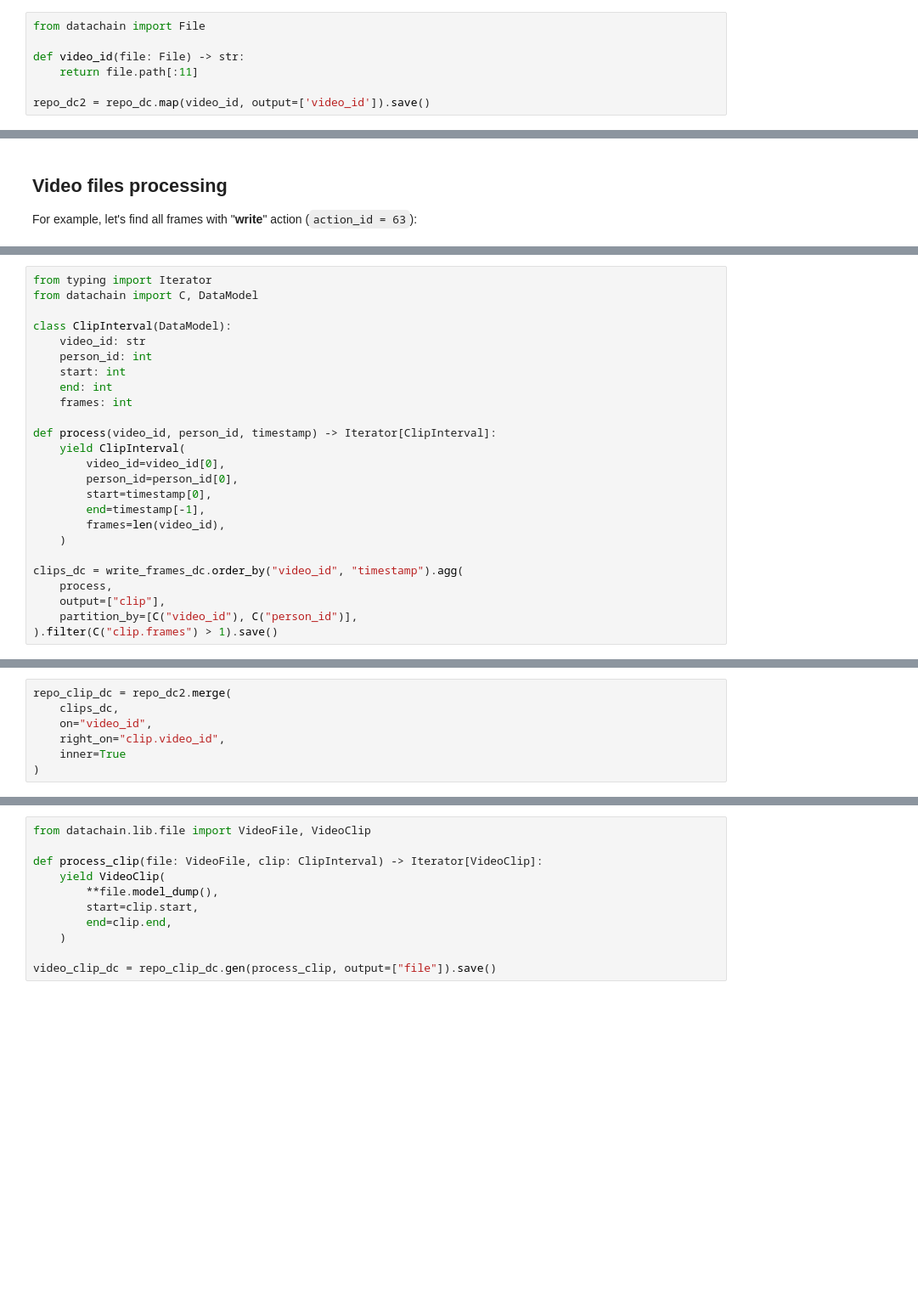
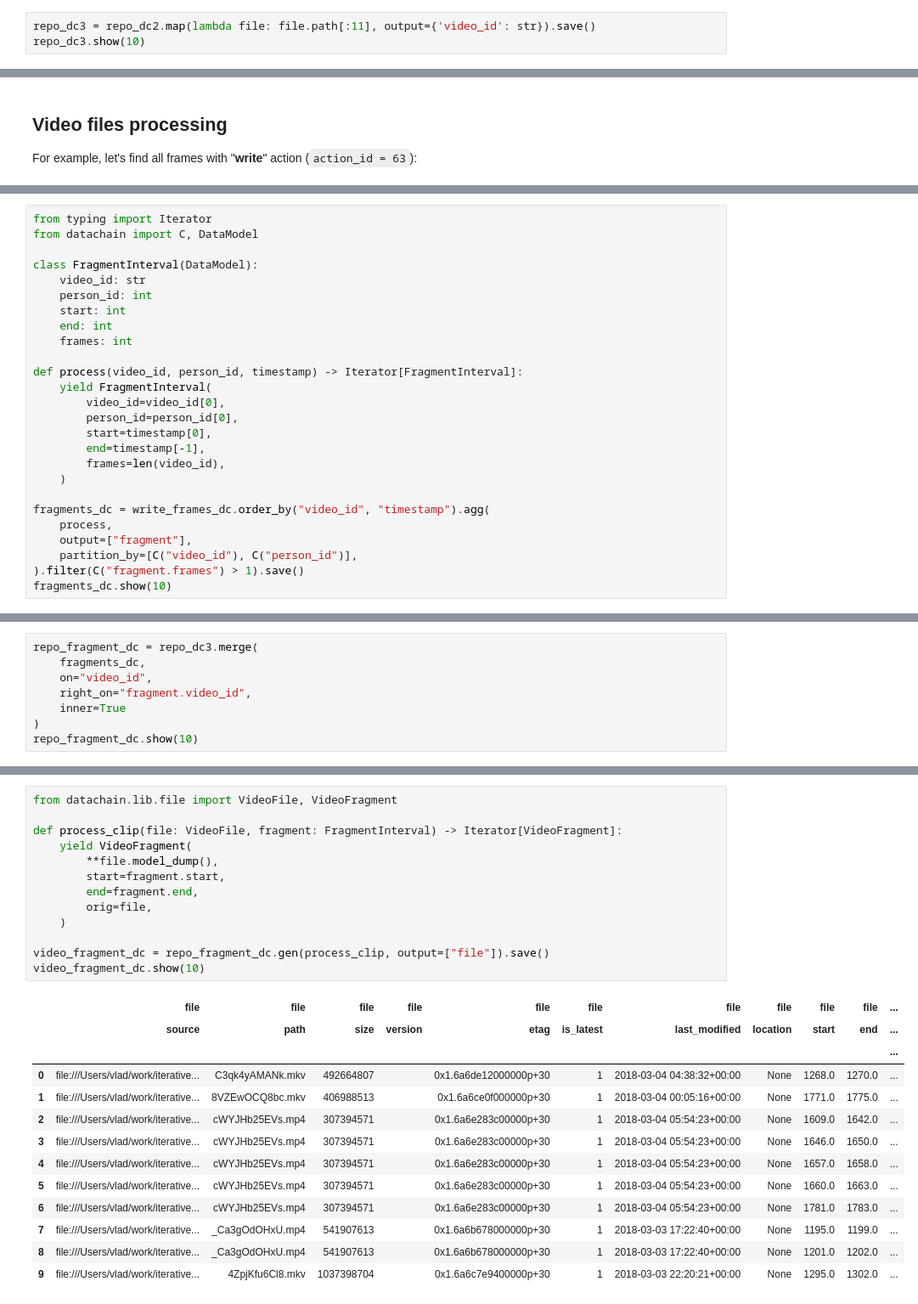
Before and after one commit to datachain-ai/datachain-examples, a Jupyter notebook: video/video.ipynb, the cells around one changed output, grey strips where cells are left out. Shown at 85% size. Cells and saved outputs as stored; diff of their text form; blank space fills up the shorter version.

```diff
--- a/video/video.ipynb
+++ b/video/video.ipynb
@@ -89,9 +113,5 @@ DataChain created a record for each file in the repository, generating a `file`
 
 We will need YouTube video ID to process files. Let's create mapper to add `video_id` signal:
 # %%
-from datachain import File
-
-def video_id(file: File) -> str:
-    return file.path[:11]
-
-repo_dc2 = repo_dc.map(video_id, output=['video_id']).save()
+repo_dc3 = repo_dc2.map(lambda file: file.path[:11], output={'video_id': str}).save()
+repo_dc3.show(10)
@@ -277,15 +389,15 @@ Build clips from these frames:
 from typing import Iterator
 from datachain import C, DataModel
 
-class ClipInterval(DataModel):
+class FragmentInterval(DataModel):
     video_id: str
     person_id: int
     start: int
     end: int
     frames: int
 
-def process(video_id, person_id, timestamp) -> Iterator[ClipInterval]:
-    yield ClipInterval(
+def process(video_id, person_id, timestamp) -> Iterator[FragmentInterval]:
+    yield FragmentInterval(
         video_id=video_id[0],
         person_id=person_id[0],
         start=timestamp[0],
@@ -293,8 +405,9 @@ def process(video_id, person_id, timestamp) -> Iterator[ClipInterval]:
         frames=len(video_id),
     )
 
-clips_dc = write_frames_dc.order_by("video_id", "timestamp").agg(
+fragments_dc = write_frames_dc.order_by("video_id", "timestamp").agg(
     process,
-    output=["clip"],
+    output=["fragment"],
     partition_by=[C("video_id"), C("person_id")],
-).filter(C("clip.frames") > 1).save()
+).filter(C("fragment.frames") > 1).save()
+fragments_dc.show(10)
@@ -321,7 +430,8 @@ And create video clips from these frames using `VideoClip` model:
 # %%
-repo_clip_dc = repo_dc2.merge(
-    clips_dc,
+repo_fragment_dc = repo_dc3.merge(
+    fragments_dc,
     on="video_id",
-    right_on="clip.video_id",
+    right_on="fragment.video_id",
     inner=True
 )
+repo_fragment_dc.show(10)
@@ -346,11 +452,27 @@ repo_clip_dc.show(10)
 # %%
-from datachain.lib.file import VideoFile, VideoClip
+from datachain.lib.file import VideoFile, VideoFragment
 
-def process_clip(file: VideoFile, clip: ClipInterval) -> Iterator[VideoClip]:
-    yield VideoClip(
+def process_clip(file: VideoFile, fragment: FragmentInterval) -> Iterator[VideoFragment]:
+    yield VideoFragment(
         **file.model_dump(),
-        start=clip.start,
-        end=clip.end,
+        start=fragment.start,
+        end=fragment.end,
+        orig=file,
     )
 
-video_clip_dc = repo_clip_dc.gen(process_clip, output=["file"]).save()
+video_fragment_dc = repo_fragment_dc.gen(process_clip, output=["file"]).save()
+video_fragment_dc.show(10)
+# %% [output]
+|  | file | file | file | file | file | file | file | file | file | file | ... |
+|  | source | path | size | version | etag | is_latest | last_modified | location | start | end | ... |
+|  |  |  |  |  |  |  |  |  |  |  | ... |
+| 0 | file:///Users/vlad/work/iterative... | C3qk4yAMANk.mkv | 492664807 |  | 0x1.6a6de12000000p+30 | 1 | 2018-03-04 04:38:32+00:00 | None | 1268.0 | 1270.0 | ... |
+| 1 | file:///Users/vlad/work/iterative... | 8VZEwOCQ8bc.mkv | 406988513 |  | 0x1.6a6ce0f000000p+30 | 1 | 2018-03-04 00:05:16+00:00 | None | 1771.0 | 1775.0 | ... |
+| 2 | file:///Users/vlad/work/iterative... | cWYJHb25EVs.mp4 | 307394571 |  | 0x1.6a6e283c00000p+30 | 1 | 2018-03-04 05:54:23+00:00 | None | 1609.0 | 1642.0 | ... |
+| 3 | file:///Users/vlad/work/iterative... | cWYJHb25EVs.mp4 | 307394571 |  | 0x1.6a6e283c00000p+30 | 1 | 2018-03-04 05:54:23+00:00 | None | 1646.0 | 1650.0 | ... |
+| 4 | file:///Users/vlad/work/iterative... | cWYJHb25EVs.mp4 | 307394571 |  | 0x1.6a6e283c00000p+30 | 1 | 2018-03-04 05:54:23+00:00 | None | 1657.0 | 1658.0 | ... |
+| 5 | file:///Users/vlad/work/iterative... | cWYJHb25EVs.mp4 | 307394571 |  | 0x1.6a6e283c00000p+30 | 1 | 2018-03-04 05:54:23+00:00 | None | 1660.0 | 1663.0 | ... |
+| 6 | file:///Users/vlad/work/iterative... | cWYJHb25EVs.mp4 | 307394571 |  | 0x1.6a6e283c00000p+30 | 1 | 2018-03-04 05:54:23+00:00 | None | 1781.0 | 1783.0 | ... |
+| 7 | file:///Users/vlad/work/iterative... | _Ca3gOdOHxU.mp4 | 541907613 |  | 0x1.6a6b678000000p+30 | 1 | 2018-03-03 17:22:40+00:00 | None | 1195.0 | 1199.0 | ... |
+| 8 | file:///Users/vlad/work/iterative... | _Ca3gOdOHxU.mp4 | 541907613 |  | 0x1.6a6b678000000p+30 | 1 | 2018-03-03 17:22:40+00:00 | None | 1201.0 | 1202.0 | ... |
+| 9 | file:///Users/vlad/work/iterative... | 4ZpjKfu6Cl8.mkv | 1037398704 |  | 0x1.6a6c7e9400000p+30 | 1 | 2018-03-03 22:20:21+00:00 | None | 1295.0 | 1302.0 | ... |
```
Also changed, not shown: parts of 42 cells of this notebook.
